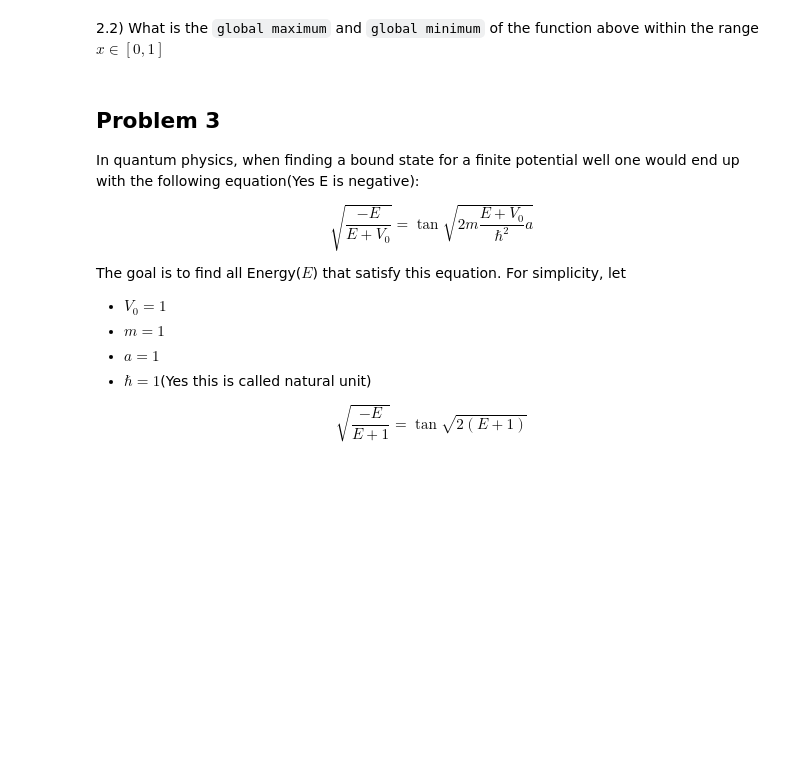
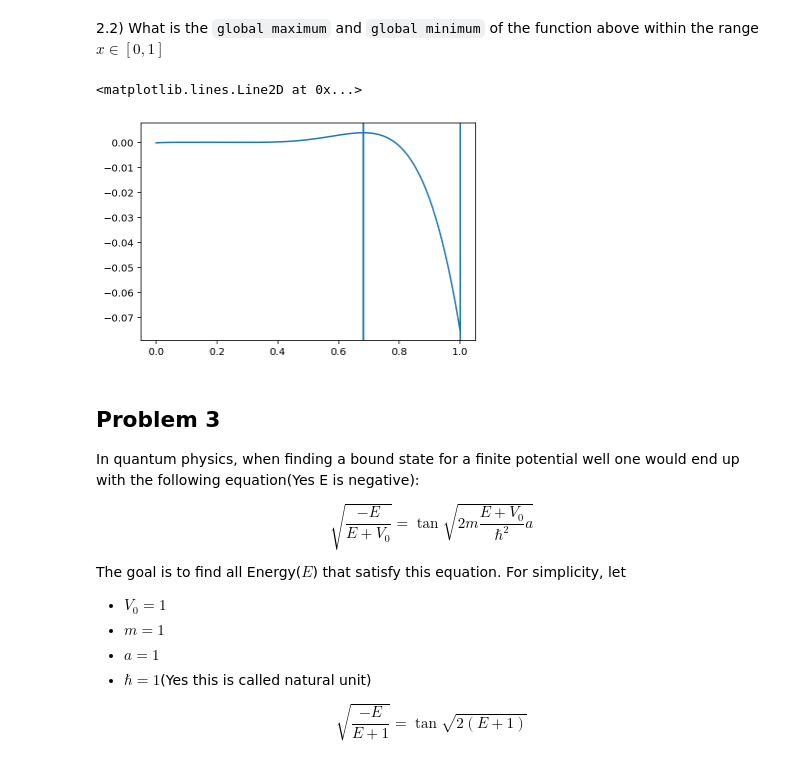
Before and after one commit to MUIC-Numerical-Methods-2018/Homework-1, a Jupyter notebook: Homework1.ipynb, the cells around one changed output. Saved outputs shown, nothing was run; the diff lists cells and outputs as text; code cells hidden in the pictures; blank space fills up the shorter version.

```diff
--- a/Homework1.ipynb
+++ b/Homework1.ipynb
@@ -29,5 +117,20 @@ def f(x):
 # %% [markdown]
 2.2) What is the `global maximum` and `global minimum` of the function above within the range $x\in[0,1]$
+# %%
+candidates = anses+[0,1]
+
+imin = np.argmin(f(np.array(candidates)))
+imax = np.argmax(f(np.array(candidates)))
+
+
+xs = np.linspace(0,1,100)
+ys = f(xs)
+plt.plot(xs, ys)
+plt.axvline(candidates[imin])
+plt.axvline(candidates[imax])
+# %% [output]
+<matplotlib.lines.Line2D at 0x...>
+[figure, added]
 # %% [markdown]
 ## Problem 3
 In quantum physics, when finding a bound state for a finite potential well one would end up with the following equation(Yes E is negative):
```
Also changed, not shown: parts of 20 cells of this notebook.
